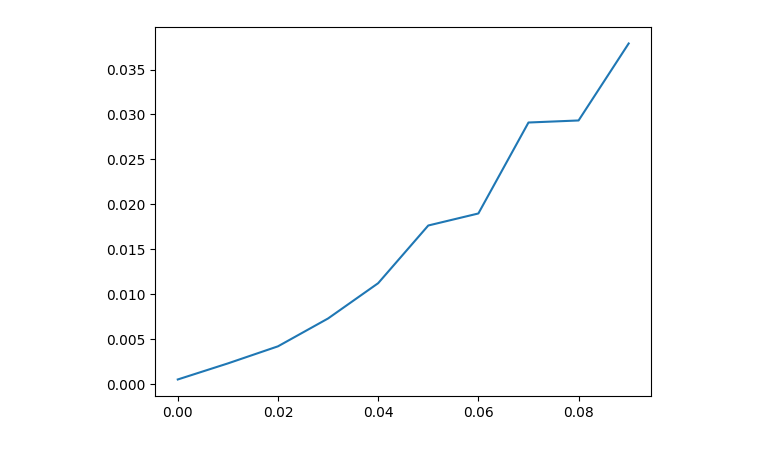
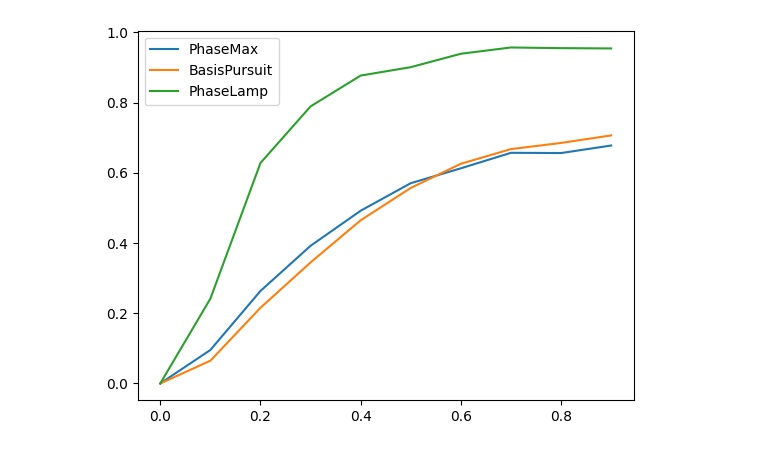
Before and after one commit to deding2000/B2023_PhaseRetrieval, a Jupyter notebook: noise_test.ipynb, the cells around one changed output. Drawn from its saved outputs; the diff is of its cells as text; code cells hidden in the pictures.

```diff
--- a/noise_test.ipynb
+++ b/noise_test.ipynb
@@ -7,8 +7,8 @@ import matplotlib.pyplot as plt
 import cvxpy as cp
 # %%
 n = 100
-m = 500
-sigma = np.arange(0.0,0.1,0.01)# np.append(np.arange(0, 0.1, 0.01),(np.arange(0.1, 1, 0.1)))
+ms = 500
+sigma = np.arange(0.0,1,0.1)
 
 errors = np.zeros(len(sigma))
 success = np.zeros(len(sigma)) # less than 10^-5
@@ -17,41 +17,85 @@ p_7 = np.zeros(len(sigma)) # probability of success in thm 7
 
 repeats = 10
 
+def error_cal(xsol, x0):
+    alpha = inp(x0,xsol)/(inp(xsol,xsol))
+    sol = alpha * xsol
+    error = la.norm(x0-sol)**2/la.norm(x0)**2
+    return error
+
+errors = {"PhaseMax": [], "PhaseLift": [], "BasisPursuit": [], "PhaseLamp": [], "PhaseCut":[]}
 
 for i in range(len(sigma)):
+    errorPM = 0
+    errorPL = 0
+    errorBP = 0
+    errorPC = 0
+    errorPLamp = 0
     for _ in range(repeats):
-        noise = np.random.normal(0, sigma[i], m)
-        Data = GaussData(n,m,True)
-        bn = Data.b + np.abs(noise)
+        noise = np.random.normal(0, sigma[i], ms)
+        Data = GaussData(n,ms,True)
+        #Data.b = Data.b + np.abs(noise) # if we only add positive noise
+        Data.b = Data.b + noise
+        negative_indices = np.where(Data.b <= 0)[0]
 
-        s2 = np.min((bn**2)/(Data.b**2))
-        r = 1/np.sqrt(s2)*max(Data.b**2 -s2*Data.b + noise/Data.b)
-        epsilon = r/2 + 10e-5
-        phi = np.arccos(r/(2*epsilon))-25/180*np.pi
-        suc = epsilon/(la.norm(Data.x0))+(1-np.sqrt(s2))
-        p = 1-np.power(np.exp(1)*m,2*n)*np.sqrt(2*n-1)/(np.power(4*n,2*n-1)) * np.exp(-np.power(np.sin(phi),(2*n))*(m-n)/(np.sqrt(16*n)))*np.cos(phi)-np.exp(-((m-4*n+1)**2)/(2*m-2))
+        #Remove corresponding columns from A
+        Data.A = np.delete(Data.A, negative_indices, axis=0)
+        Data.b = Data.b[Data.b > 0]
 
-        p_7[i]+=p
+        m = len(Data.b)
+
+        B = np.diag((Data.b))
+
+        ### Theorem 7 in PM
+        # s2 = np.min((bn**2)/(Data.b**2))
+        # r = 1/np.sqrt(s2)*max(Data.b**2 -s2*Data.b + noise/Data.b)
+        # epsilon = r/2 + 10e-5
+        # phi = np.arccos(r/(2*epsilon))-25/180*np.pi
+        # suc = epsilon/(la.norm(Data.x0))+(1-np.sqrt(s2))
+        # p = 1-np.power(np.exp(1)*m,2*n)*np.sqrt(2*n-1)/(np.power(4*n,2*n-1)) * np.exp(-np.power(np.sin(phi),(2*n))*(m-n)/(np.sqrt(16*n)))*np.cos(phi)-np.exp(-((m-4*n+1)**2)/(2*m-2))
 
         xhat = init_angle(Data.x0, 25/180*np.pi)
 
-        xsol = PhaseMax(Data.A, bn, xhat,isComplex =True, verbose=False)
+        ### PHASELAMP
+        x_PLamp = PhaseLamp(Data.A,Data.b,xhat, k=10, epsilon = 10e-4,verbose=False, isComplex=True)
+        errorPLamp += error_cal(x_PLamp, Data.x0)
+
+        ### PHASEMAX
+        x_PM = PhaseMax(Data.A, Data.b, xhat ,isComplex =True, verbose=False)
+        errorPM += error_cal(x_PM, Data.x0)
+
+        # ### PHASELIFT
+        # x_PL = PhaseLift(Data.A, Data.b,verbose=False, isComplex=True)
+        # errorPL += error_cal(x_PL)
+
+        ### BASIS PURSUIT
+        B1 = np.diag(1/(Data.b))
+        D = np.conj((Data.A).T)@B1
+        zsol = basis_pursuit(m,D,xhat,verbose=False, isComplex=True)
+        zb = zsol/abs(zsol)
+        xsol = la.lstsq(Data.A,B@zb,rcond=None)[0]
         alpha = inp(Data.x0,xsol)/(inp(xsol,xsol))
         sol = alpha * xsol
         error = la.norm(Data.x0-sol)**2/la.norm(Data.x0)**2
-        errors[i] += error
-        if error < 10e-5:
-            success[i] += 1
-        if la.norm(Data.x0-sol) < epsilon + (1-np.sqrt(s2))*la.norm(Data.x0):
-            success_7[i] += 1
+        errorBP += error
+
+        ### PHASECUT
+        x_PC= PhaseCut(Data.A, Data.b,verbose=False, isComplex=True)
+        xsol = la.lstsq(Data.A,B@x_PC,rcond=None)[0]
+        errorPC += error_cal(xsol)
+
+    errors["PhaseMax"].append(errorPM/repeats)
+    errors["PhaseLift"].append(errorPL/repeats)
+    errors["BasisPursuit"].append(errorBP/repeats)
+    errors["PhaseCut"].append(errorPC/repeats)
+    errors["PhaseLamp"].append(errorPLamp/repeats)
 
 
-print(errors/repeats)
-print(sigma)
-plt.plot(sigma, errors/repeats)
+plt.plot(sigma, errors["PhaseMax"], label="PhaseMax")
+#plt.plot(sigma, errors["PhaseLift"], label="PhaseLift")
+plt.plot(sigma, errors["BasisPursuit"], label="BasisPursuit")
+#plt.plot(sigma, errors["PhaseCut"], label="PhaseCut")
+plt.plot(sigma, errors["PhaseLamp"], label="PhaseLamp")
+plt.legend()
 plt.show()
-
-plt.plot(sigma, success_7/repeats)
-plt.plot(sigma, p_7/repeats)
-plt.show()
 # %% [output]
@@ -61 +136 @@ plt.show()
-[figure, old version]
+[figure, new version]
```
Also changed, not shown: parts of 2 cells of this notebook, 2 other files.
